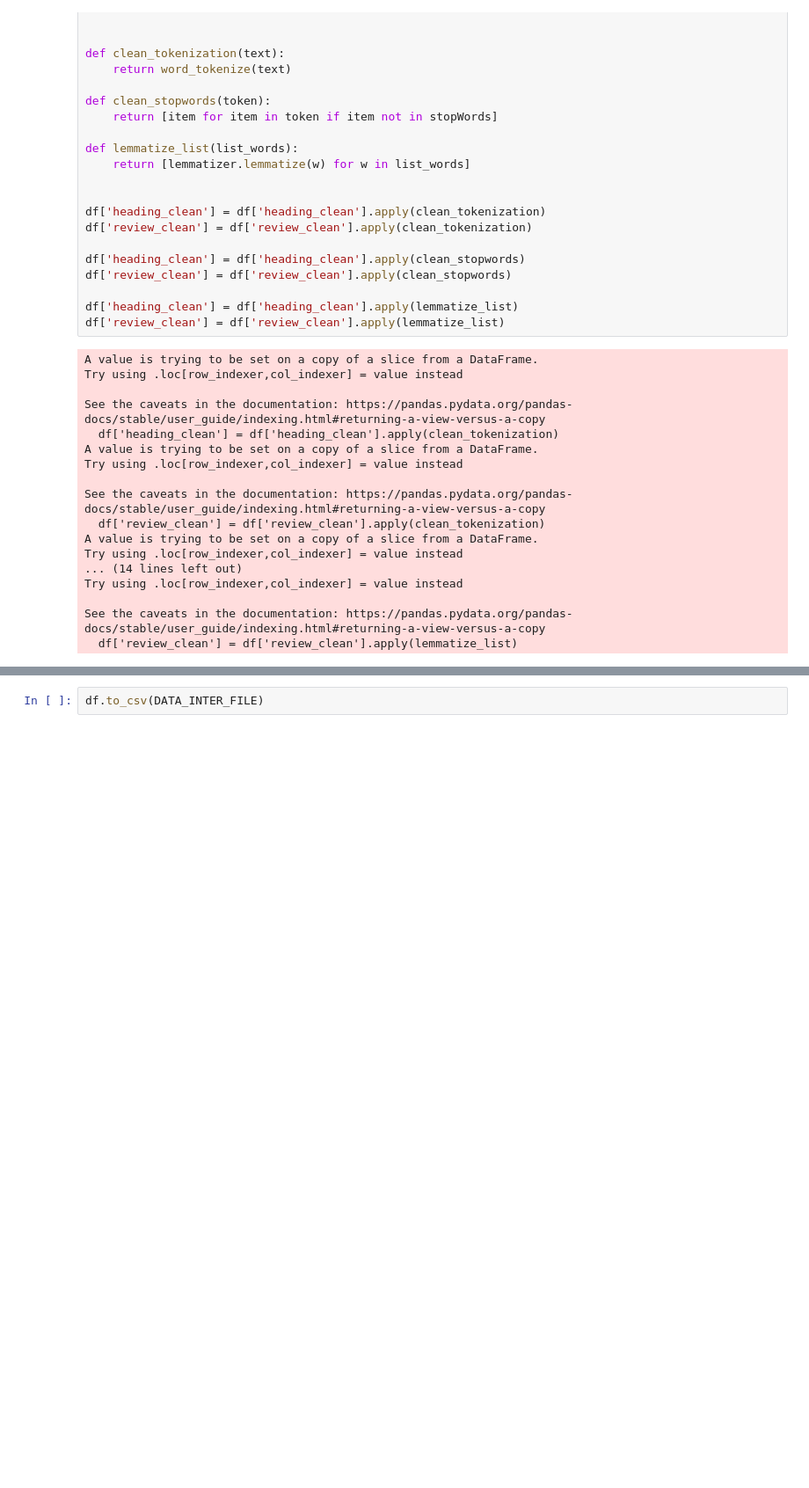
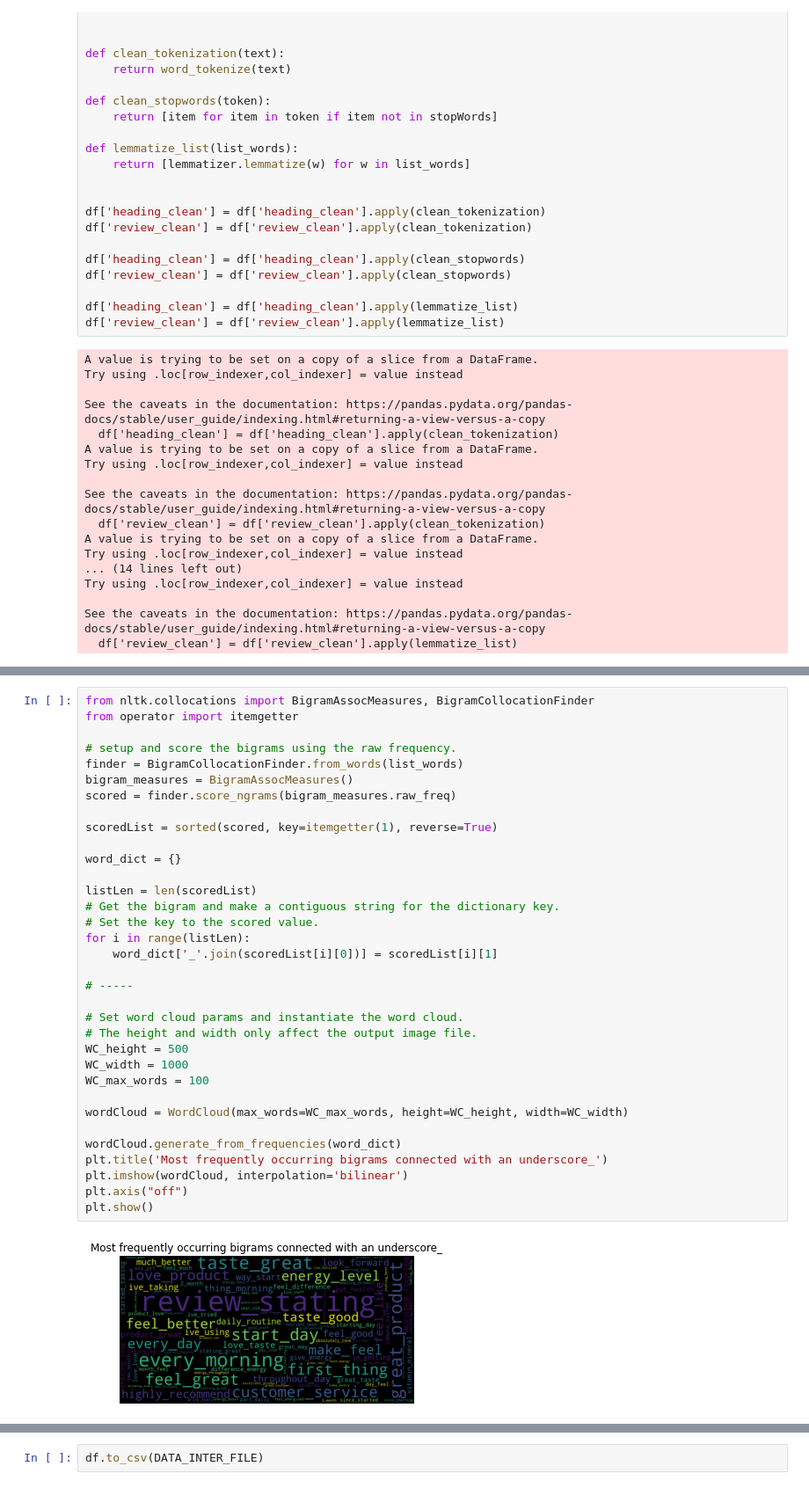
Before and after one commit to pratijayguha/ecommerceReviewsAnalysis, a Jupyter notebook: dataPreProcessing - WIP.ipynb, the cells around one changed output, grey strips where cells are left out. Shown: that part at 88% size. Cells and saved outputs as stored; diff of their text form; blank space fills up the shorter version.

```diff
--- a/dataPreProcessing - WIP.ipynb
+++ b/dataPreProcessing - WIP.ipynb
@@ -236,0 +193,36 @@ Requirement already satisfied: six in c:\users\prati\appdata\roaming\python\pyth
+# %%
+from nltk.collocations import BigramAssocMeasures, BigramCollocationFinder
+from operator import itemgetter
+
+# setup and score the bigrams using the raw frequency.
+finder = BigramCollocationFinder.from_words(list_words)
+bigram_measures = BigramAssocMeasures()
+scored = finder.score_ngrams(bigram_measures.raw_freq)
+
+scoredList = sorted(scored, key=itemgetter(1), reverse=True)
+
+word_dict = {}
+
+listLen = len(scoredList)
+# Get the bigram and make a contiguous string for the dictionary key.
+# Set the key to the scored value.
+for i in range(listLen):
+    word_dict['_'.join(scoredList[i][0])] = scoredList[i][1]
+
+# -----
+
+# Set word cloud params and instantiate the word cloud.
+# The height and width only affect the output image file.
+WC_height = 500
+WC_width = 1000
+WC_max_words = 100
+
+wordCloud = WordCloud(max_words=WC_max_words, height=WC_height, width=WC_width)
+
+wordCloud.generate_from_frequencies(word_dict)
+plt.title('Most frequently occurring bigrams connected with an underscore_')
+plt.imshow(wordCloud, interpolation='bilinear')
+plt.axis("off")
+plt.show()
+# %% [output]
+[figure, added]
```
Also changed, not shown: parts of 6 cells of this notebook.
